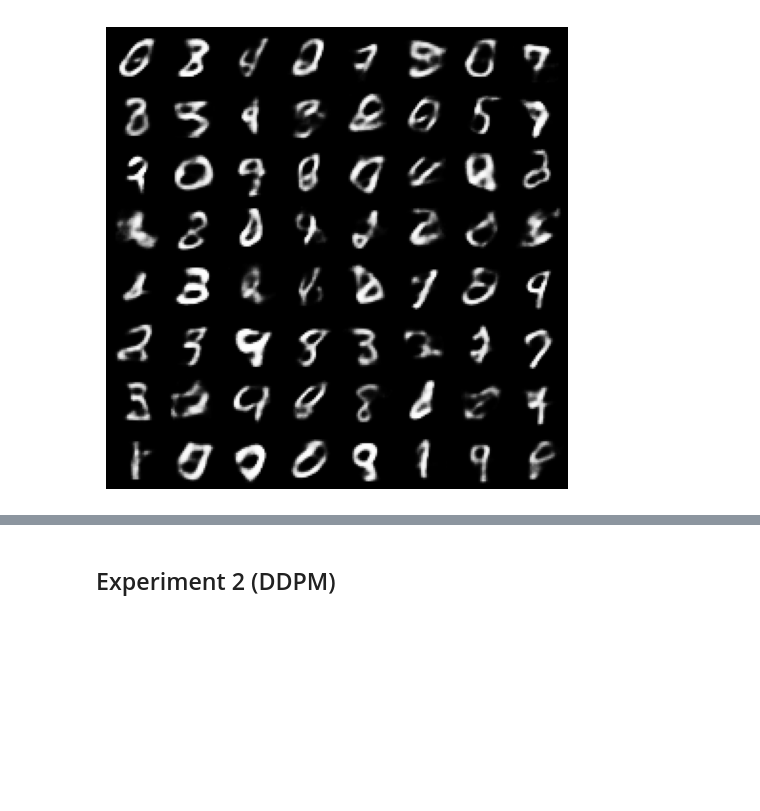
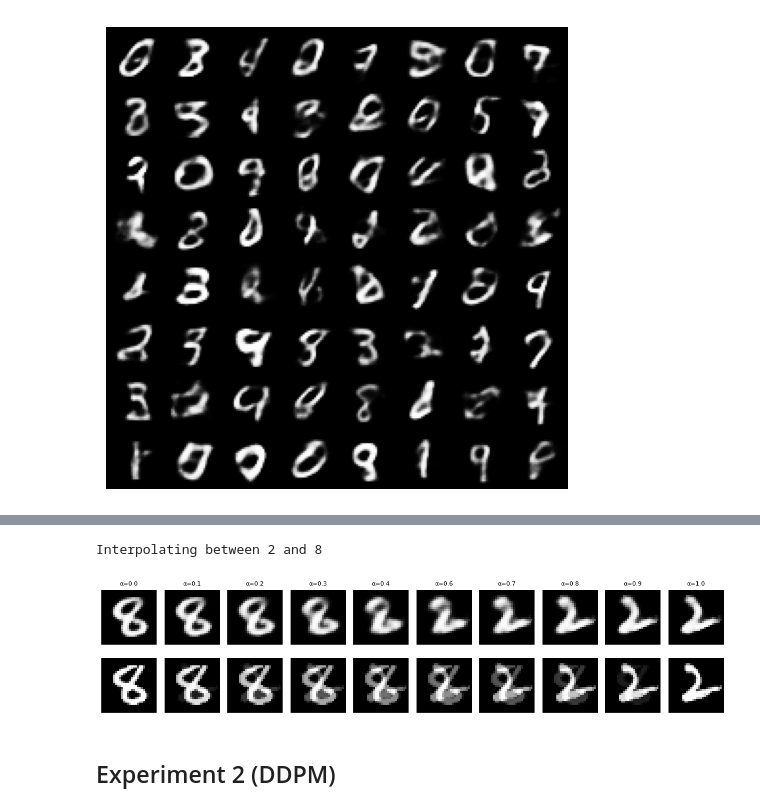
Before and after one commit to fwilhelmy/genai-experiments, a Jupyter notebook: src/main.ipynb, the cells around one changed output, grey strips where cells are left out. Saved outputs shown, nothing was run; the diff lists cells and outputs as text; code cells hidden in the pictures; blank space fills up the shorter version.

```diff
--- a/src/main.ipynb
+++ b/src/main.ipynb
@@ -87,3 +92,18 @@ plot_traversals(tr_gs, eps=eps, save_path='results/experiment1/traversals_gs.png
+# %%
+idx1 = random.randint(0, len(dataset) - 1)
+x1, y1 = dataset[idx1]
+idx2 = random.randint(0, len(dataset) - 1)
+x2, y2 = dataset[idx2]
+print(f"Interpolating between {y1} and {y2}")
+plot_interpolation_comparison(
+    vae_model,
+    endpoints=(x1.unsqueeze(0),x2.unsqueeze(0)),
+    num_steps=10,
+    save_path='results/experiment1/interpolation_ds.png',
+    show=True)
+# %% [output]
+Interpolating between 2 and 8
+[figure, added]
 # %%
 # TODO make_archive('experiment1', 'zip', 'results/experiment1')
 # %% [markdown]
```
Also changed, not shown: parts of 12 cells of this notebook, 3 other files.
